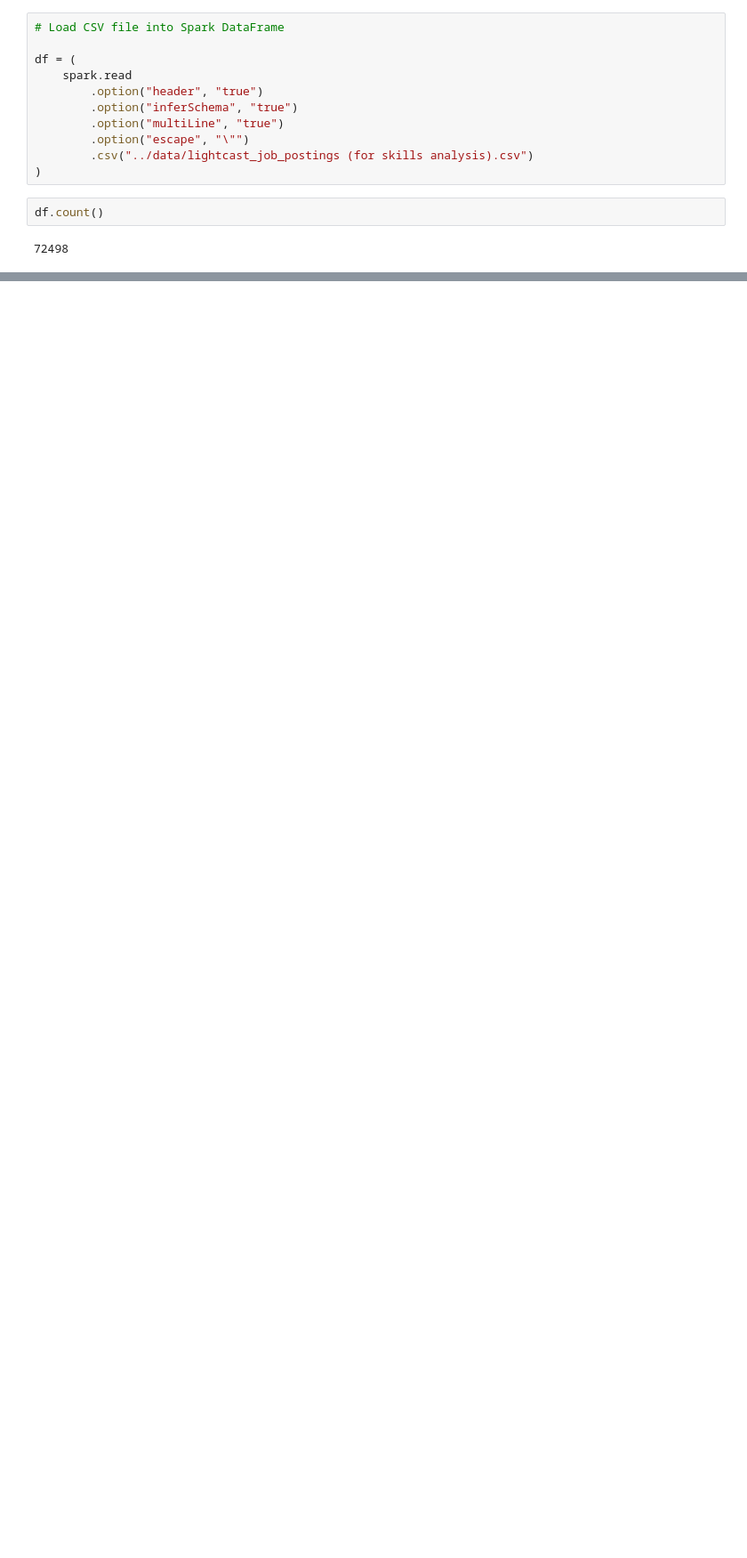
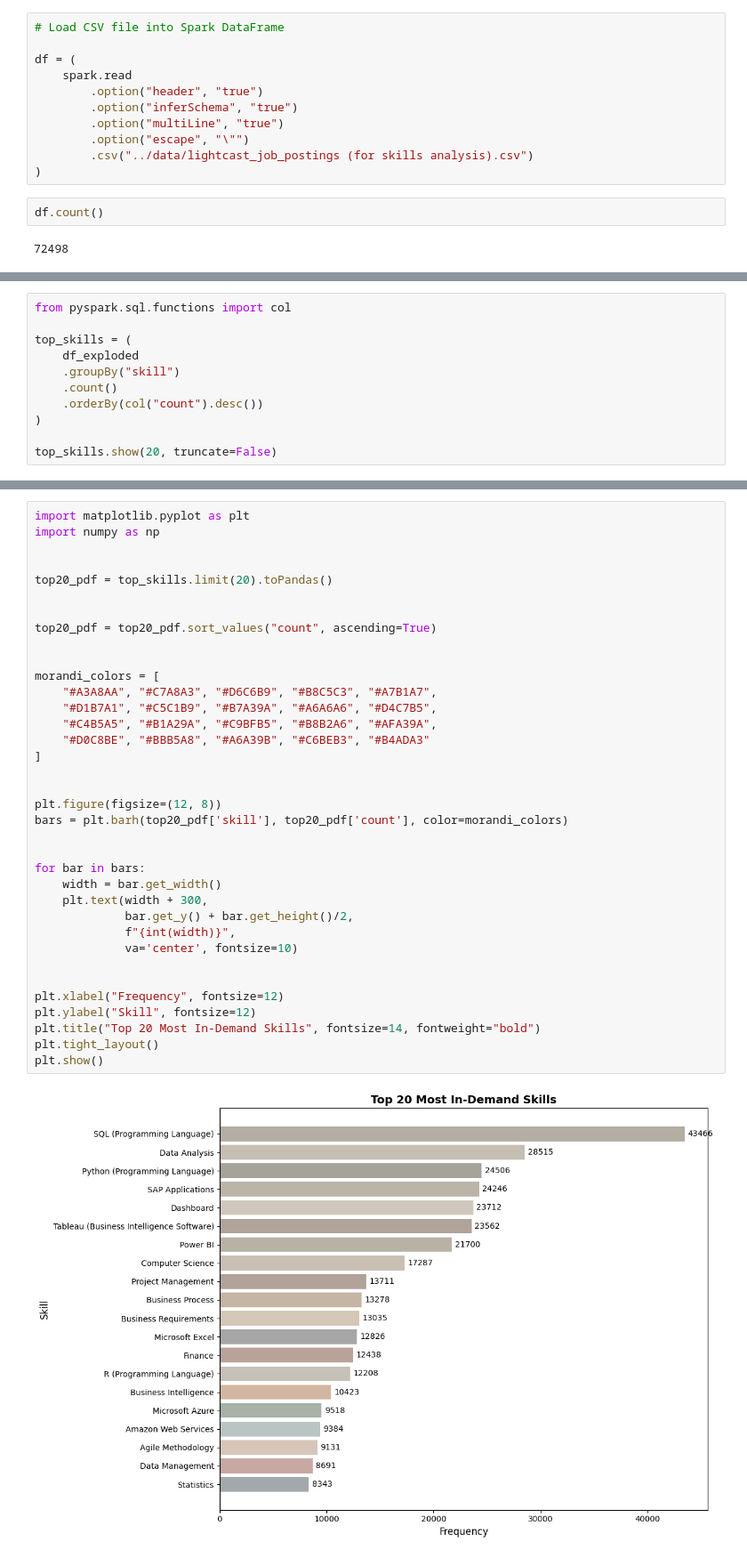
Before and after one commit to jiexnfan/ad688-employability-sp25A1-group2, a Jupyter notebook: tabs/skill_gap_analysis.ipynb, the cells around one changed output, grey strips where cells are left out. Shown: that part at 89% size. Saved outputs shown, nothing was run; the diff lists cells and outputs as text; blank space fills up the shorter version.

```diff
--- a/tabs/skill_gap_analysis.ipynb
+++ b/tabs/skill_gap_analysis.ipynb
@@ -60,0 +219,11 @@ root
+# %%
+from pyspark.sql.functions import col
+
+top_skills = (
+    df_exploded
+    .groupBy("skill")
+    .count()
+    .orderBy(col("count").desc())
+)
+
+top_skills.show(20, truncate=False)
@@ -60,0 +249,38 @@ root
+# %%
+import matplotlib.pyplot as plt
+import numpy as np
+
+
+top20_pdf = top_skills.limit(20).toPandas()
+
+
+top20_pdf = top20_pdf.sort_values("count", ascending=True)
+
+
+morandi_colors = [
+    "#A3A8AA", "#C7A8A3", "#D6C6B9", "#B8C5C3", "#A7B1A7",
+    "#D1B7A1", "#C5C1B9", "#B7A39A", "#A6A6A6", "#D4C7B5",
+    "#C4B5A5", "#B1A29A", "#C9BFB5", "#B8B2A6", "#AFA39A",
+    "#D0C8BE", "#BBB5A8", "#A6A39B", "#C6BEB3", "#B4ADA3"
+]
+
+
+plt.figure(figsize=(12, 8))
+bars = plt.barh(top20_pdf['skill'], top20_pdf['count'], color=morandi_colors)
+
+
+for bar in bars:
+    width = bar.get_width()
+    plt.text(width + 300,
+             bar.get_y() + bar.get_height()/2,
+             f"{int(width)}",
+             va='center', fontsize=10)
+
+
+plt.xlabel("Frequency", fontsize=12)
+plt.ylabel("Skill", fontsize=12)
+plt.title("Top 20 Most In-Demand Skills", fontsize=14, fontweight="bold")
+plt.tight_layout()
+plt.show()
+# %% [output]
+[figure, added]
```
Also changed, not shown: parts of 13 cells of this notebook.
